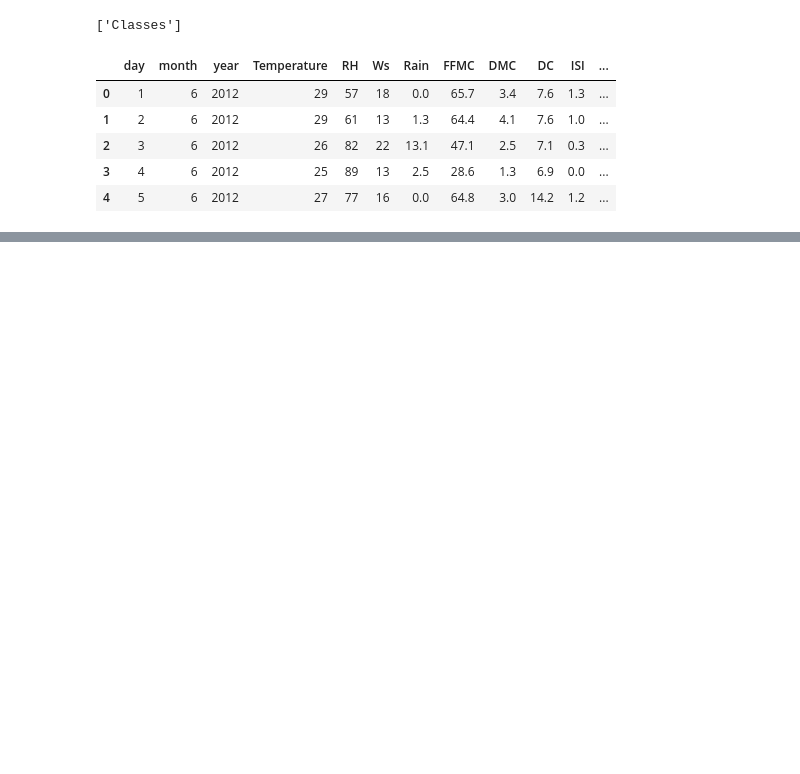
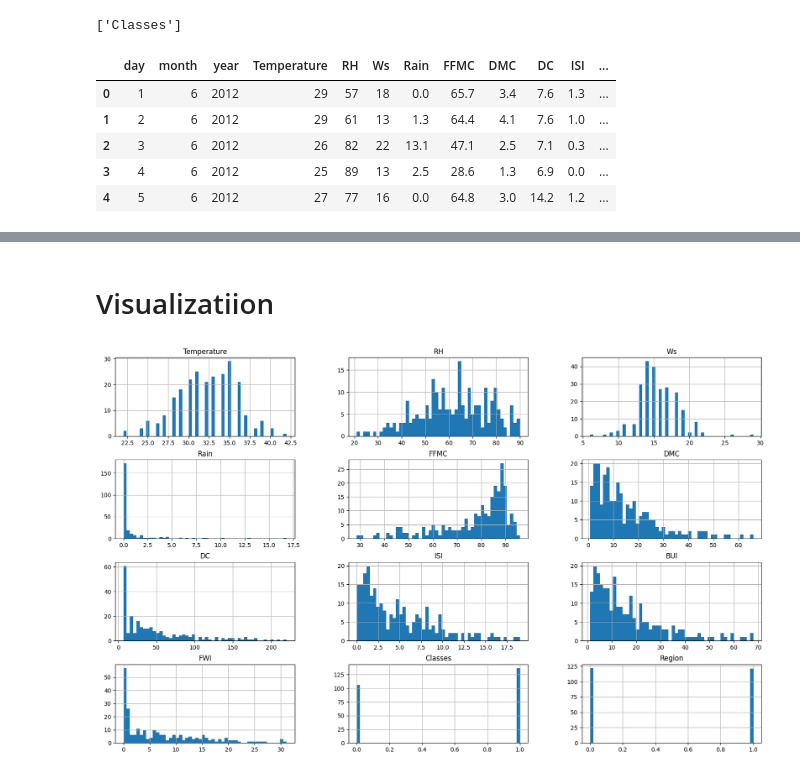
Before and after one commit to Shimul-Zahan/ML-Bootcamp, a Jupyter notebook: Ridge,Lasso And ElasticNet Algorithm/ridge_lassto_elastic_cv.ipynb, the cells around one changed output, grey strips where cells are left out. Cells and saved outputs as stored; diff of their text form; code cells hidden in the pictures; blank space fills up the shorter version.

```diff
--- a/Ridge,Lasso And ElasticNet Algorithm/ridge_lassto_elastic_cv.ipynb
+++ b/Ridge,Lasso And ElasticNet Algorithm/ridge_lassto_elastic_cv.ipynb
@@ -170,0 +177,2 @@ data.head()
+# %%
+data_copy = data
@@ -170,0 +189,7 @@ data.head()
+# %%
+# drop unnecessary columns
+data_copy.drop(columns=['day', 'month', 'year'], inplace=True, axis=1)
+# %%
+# data_copy.head()
+# set label to categorical columns or encoding the categorical data
+data_copy['Classes'] = np.where(data_copy['Classes'].str.contains('not fire'), 0, 1)
@@ -170,0 +226,9 @@ data.head()
+# %% [markdown]
+# Visualizatiion
+# %%
+# plot density plot for all features
+# plt.style.use('seaborn')
+data_copy.hist(bins=50, figsize=(20, 12))
+plt.show()
+# %% [output]
+[figure, added]
```
Also changed, not shown: parts of 15 cells of this notebook.
